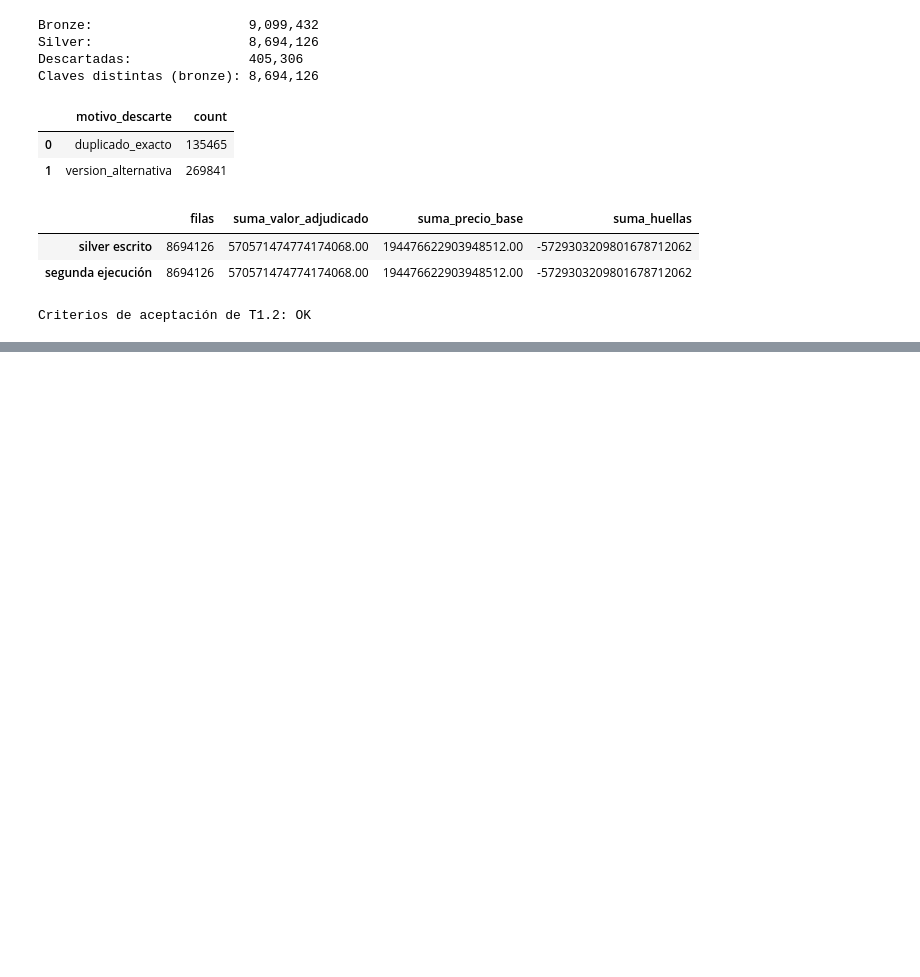
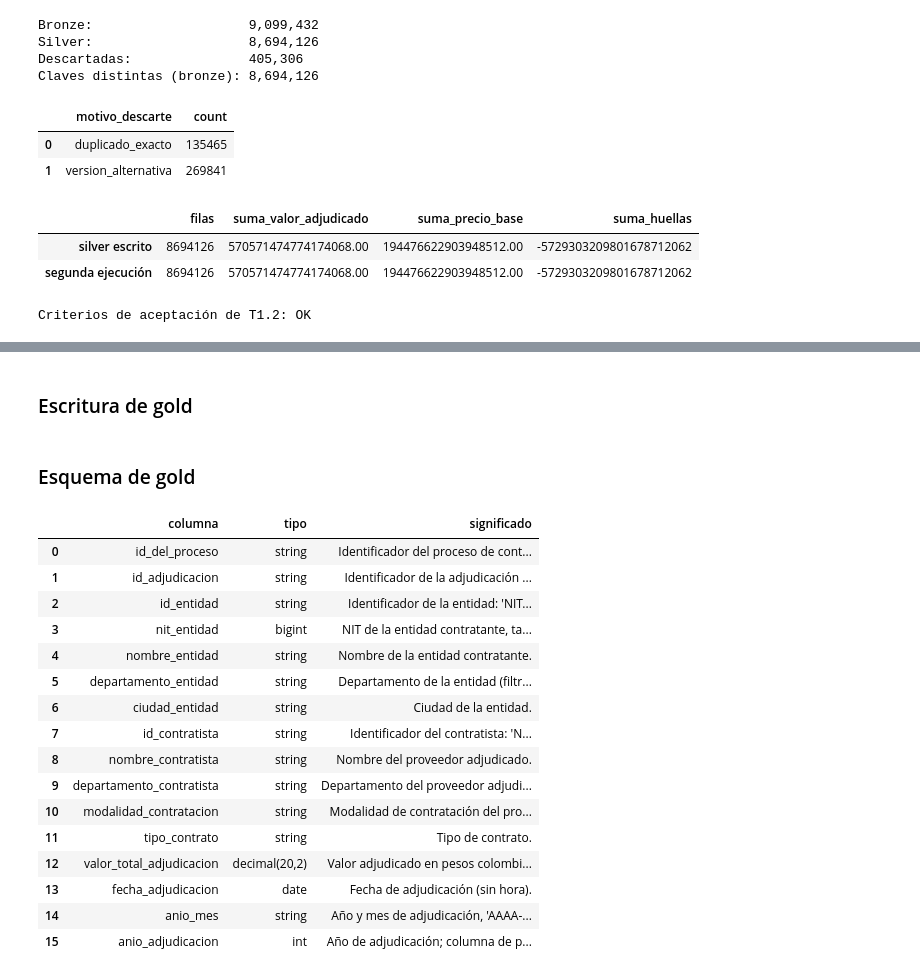
Before and after one commit to PalomaresJonatan13/pamd-secop, a Jupyter notebook: notebooks/04_corte3_silver_gold.ipynb, the cells around one changed output, grey strips where cells are left out. Drawn from its saved outputs; the diff is of its cells as text; code cells hidden in the pictures; blank space fills up the shorter version.

Commit message:
T1.3: tabla gold de adjudicaciones (530.192 contratos, 17.226 excluidos con motivo) y observaciones de atípicos para T1.5

```diff
--- a/notebooks/04_corte3_silver_gold.ipynb
+++ b/notebooks/04_corte3_silver_gold.ipynb
@@ -499,0 +565,65 @@ Criterios de aceptación de T1.2: OK
+# %% [markdown]
+### Escritura de gold
+# %%
+# True la primera vez (escribe gold y excluidos); False reutiliza lo que ya está en MinIO.
+# Gold se escribió el 13-nov-2026 con True; la salida de abajo es la de esa ejecución.
+RECONSTRUIR_GOLD = False
+
+if RECONSTRUIR_GOLD:
+    (
+        gold_df
+        .repartition("anio_adjudicacion")
+        .write.mode(WRITE_MODE).option("compression", "snappy")
+        .partitionBy("anio_adjudicacion")
+        .parquet(GOLD_PARQUET)
+    )
+    excluidos_gold.write.mode(WRITE_MODE).option("compression", "snappy").parquet(GOLD_EXCLUIDOS_PARQUET)
+
+gold = spark.read.parquet(GOLD_PARQUET)
+excluidos = spark.read.parquet(GOLD_EXCLUIDOS_PARQUET)
+# %% [markdown]
+### Esquema de gold
+# %%
+# T1.3 · Esquema documentado (tipo y significado de cada columna)
+significado_gold = {
+    "id_del_proceso": "Identificador del proceso de contratación en SECOP II (CO1.REQ…).",
+    "id_adjudicacion": "Identificador de la adjudicación (CO1.AWD…). Con id_del_proceso forma la clave de gold.",
+    "id_entidad": "Identificador de la entidad: 'NIT:<nit>' o, si falta, 'NOMBRE:<nombre normalizado>'.",
+    "nit_entidad": "NIT de la entidad contratante, tal como viene del bronze.",
+    "nombre_entidad": "Nombre de la entidad contratante.",
+    "departamento_entidad": "Departamento de la entidad (filtro por región del dashboard).",
+    "ciudad_entidad": "Ciudad de la entidad.",
+    "id_contratista": "Identificador del contratista: 'NIT:', luego 'CODIGO:' y luego 'NOMBRE:' (regla del Punto 3 del Corte 2).",
+    "nombre_contratista": "Nombre del proveedor adjudicado.",
+    "departamento_contratista": "Departamento del proveedor adjudicado (puede ser nulo).",
+    "modalidad_contratacion": "Modalidad de contratación del proceso.",
+    "tipo_contrato": "Tipo de contrato.",
+    "valor_total_adjudicacion": "Valor adjudicado en pesos colombianos (base de todos los montos del Corte 3).",
+    "fecha_adjudicacion": "Fecha de adjudicación (sin hora).",
+    "anio_mes": "Año y mes de adjudicación, 'AAAA-MM' (ventanas mensuales y gráficas).",
+    "anio_adjudicacion": "Año de adjudicación; columna de partición de gold.",
+}
+esquema_gold = pd.DataFrame(
+    [(f.name, f.dataType.simpleString(), significado_gold.get(f.name, "")) for f in gold.schema.fields],
+    columns=["columna", "tipo", "significado"],
+)
+assert (esquema_gold["significado"] != "").all(), "Hay columnas sin documentar"
+display(esquema_gold)
+# %% [output]
+|  | columna | tipo | significado |
+| 0 | id_del_proceso | string | Identificador del proceso de cont... |
+| 1 | id_adjudicacion | string | Identificador de la adjudicación ... |
+| 2 | id_entidad | string | Identificador de la entidad: 'NIT... |
+| 3 | nit_entidad | bigint | NIT de la entidad contratante, ta... |
+| 4 | nombre_entidad | string | Nombre de la entidad contratante. |
+| 5 | departamento_entidad | string | Departamento de la entidad (filtr... |
+| 6 | ciudad_entidad | string | Ciudad de la entidad. |
+| 7 | id_contratista | string | Identificador del contratista: 'N... |
+| 8 | nombre_contratista | string | Nombre del proveedor adjudicado. |
+| 9 | departamento_contratista | string | Departamento del proveedor adjudi... |
+| 10 | modalidad_contratacion | string | Modalidad de contratación del pro... |
+| 11 | tipo_contrato | string | Tipo de contrato. |
+| 12 | valor_total_adjudicacion | decimal(20,2) | Valor adjudicado en pesos colombi... |
+| 13 | fecha_adjudicacion | date | Fecha de adjudicación (sin hora). |
+| 14 | anio_mes | string | Año y mes de adjudicación, 'AAAA-... |
+| 15 | anio_adjudicacion | int | Año de adjudicación; columna de p... |
```
Also changed, not shown: parts of 7 cells of this notebook, 2 other files.
